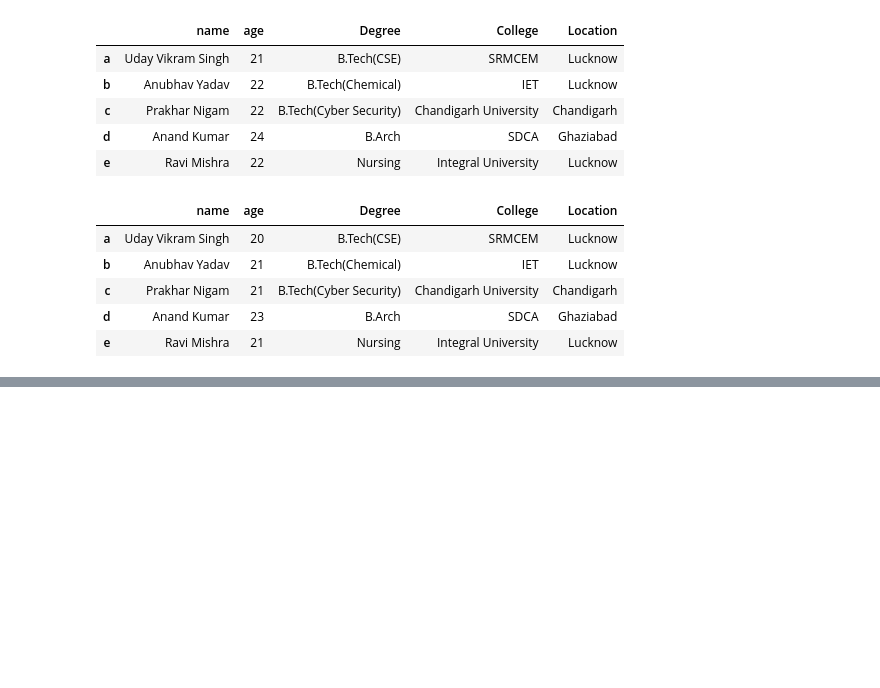
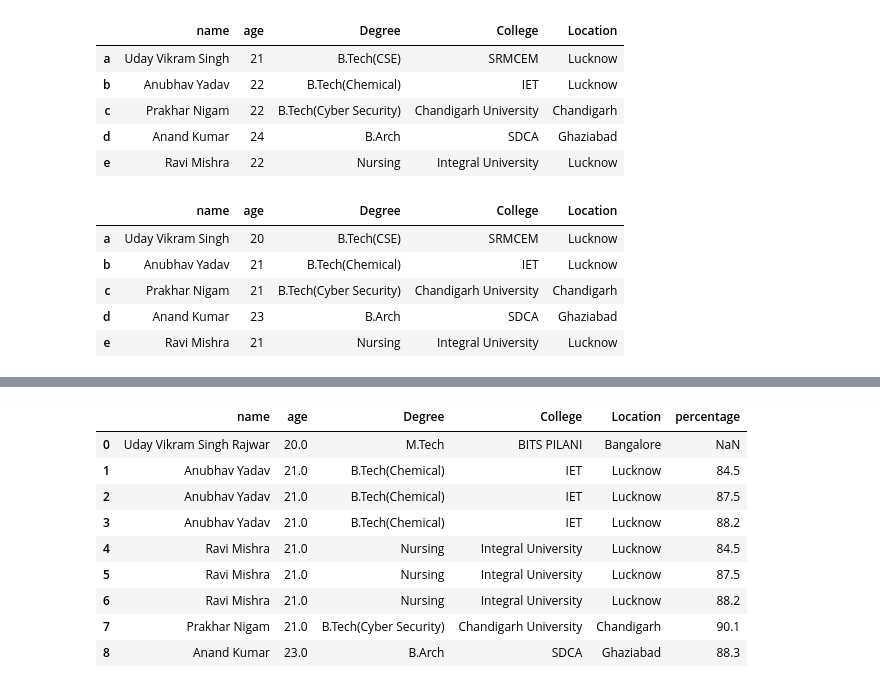
Before and after one commit to udaysingh21/PANDAS, a Jupyter notebook: pandas.ipynb, the cells around one changed output, grey strips where cells are left out. Saved outputs shown, nothing was run; the diff lists cells and outputs as text; code cells hidden in the pictures; blank space fills up the shorter version.

```diff
--- a/pandas.ipynb
+++ b/pandas.ipynb
@@ -398,0 +498,19 @@ my_df
+# %%
+# merge() - Combining Dataframes
+# merge() is typically used for combining dataframe based on common key column or index rather than
+# here we use join concept
+# use Location column to join
+
+merged_df=pd.merge(my_df,df,on='Location',how='outer')
+merged_df
+# %% [output]
+|  | name | age | Degree | College | Location | percentage |
+| 0 | Uday Vikram Singh Rajwar | 20.0 | M.Tech | BITS PILANI | Bangalore | NaN |
+| 1 | Anubhav Yadav | 21.0 | B.Tech(Chemical) | IET | Lucknow | 84.5 |
+| 2 | Anubhav Yadav | 21.0 | B.Tech(Chemical) | IET | Lucknow | 87.5 |
+| 3 | Anubhav Yadav | 21.0 | B.Tech(Chemical) | IET | Lucknow | 88.2 |
+| 4 | Ravi Mishra | 21.0 | Nursing | Integral University | Lucknow | 84.5 |
+| 5 | Ravi Mishra | 21.0 | Nursing | Integral University | Lucknow | 87.5 |
+| 6 | Ravi Mishra | 21.0 | Nursing | Integral University | Lucknow | 88.2 |
+| 7 | Prakhar Nigam | 21.0 | B.Tech(Cyber Security) | Chandigarh University | Chandigarh | 90.1 |
+| 8 | Anand Kumar | 23.0 | B.Arch | SDCA | Ghaziabad | 88.3 |
```
Also changed, not shown: parts of 9 cells of this notebook.
